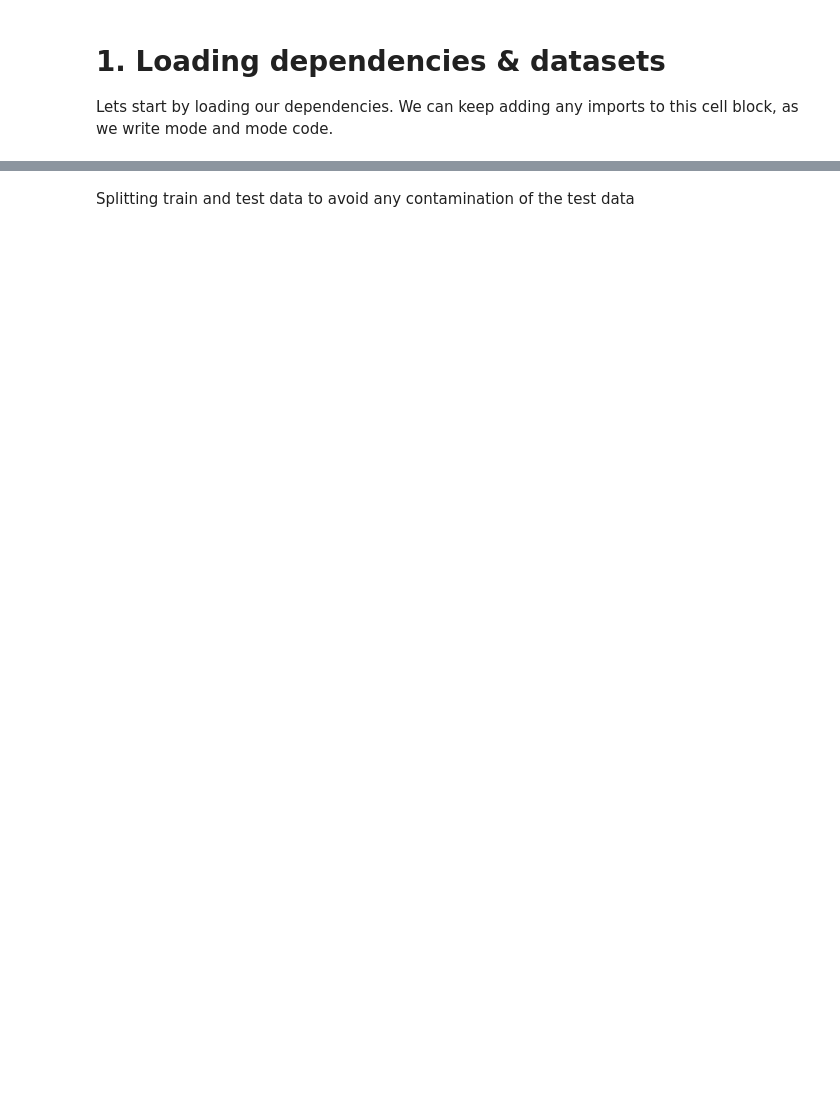
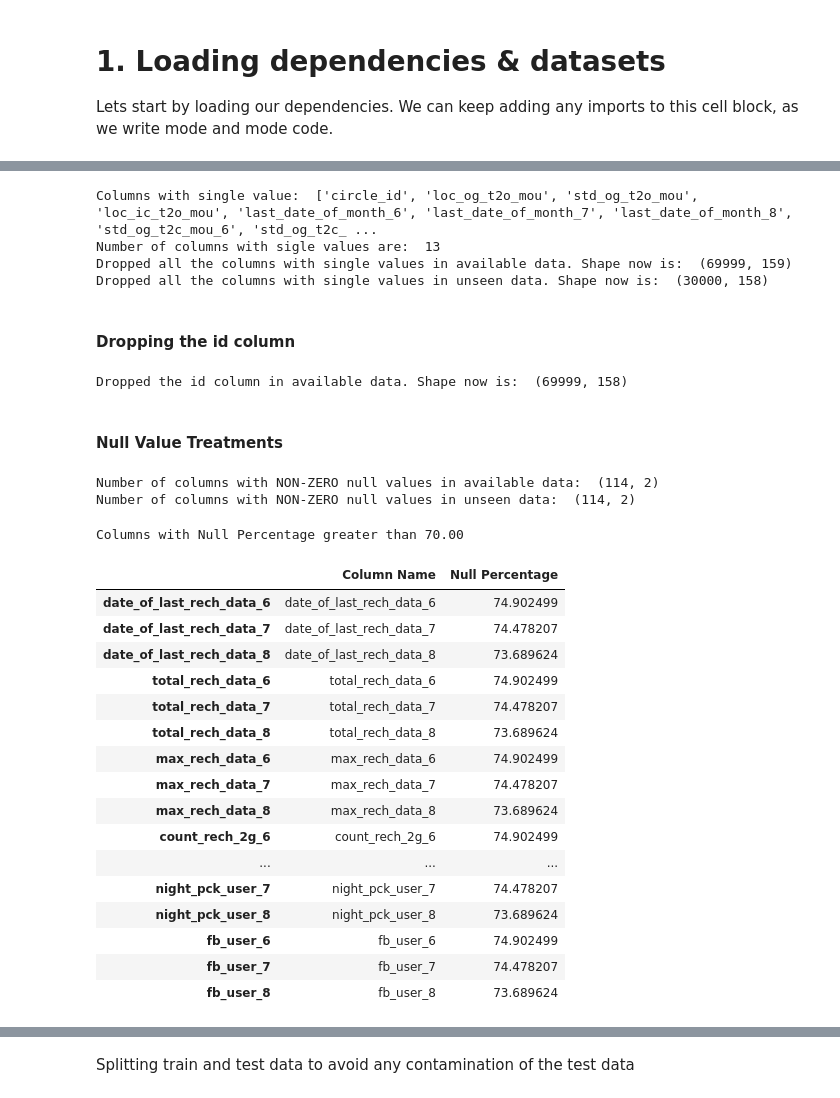
Before and after one commit to mundrapiyush/data-analysis, a Jupyter notebook: case-study/Telecom Churn/telecom-churn-analysis.ipynb, the cells around one changed output, grey strips where cells are left out. Saved outputs shown, nothing was run; the diff lists cells and outputs as text; code cells hidden in the pictures; blank space fills up the shorter version.

```diff
--- a/case-study/Telecom Churn/telecom-churn-analysis.ipynb
+++ b/case-study/Telecom Churn/telecom-churn-analysis.ipynb
@@ -228,0 +99,61 @@ TypeError: DataFrame.drop() takes from 1 to 2 positional arguments but 3 were gi
+# %%
+single_value_cols = []
+for col in telecom_df.columns:
+    if telecom_df[col].nunique() == 1:
+        single_value_cols.append(col)
+print('Columns with single value: ', single_value_cols)
+print('Number of columns with sigle values are: ', len(single_value_cols))
+telecom_df = telecom_df.drop(telecom_df[single_value_cols], axis = 1)
+unseen_telecom_df = unseen_telecom_df.drop(unseen_telecom_df[single_value_cols], axis = 1)
+print('Dropped all the columns with single values in available data. Shape now is: ', telecom_df.shape)
+print('Dropped all the columns with single values in unseen data. Shape now is: ', unseen_telecom_df.shape)
+# %% [output]
+Columns with single value:  ['circle_id', 'loc_og_t2o_mou', 'std_og_t2o_mou', 'loc_ic_t2o_mou', 'last_date_of_month_6', 'last_date_of_month_7', 'last_date_of_month_8', 'std_og_t2c_mou_6', 'std_og_t2c_ ...
+Number of columns with sigle values are:  13
+Dropped all the columns with single values in available data. Shape now is:  (69999, 159)
+Dropped all the columns with single values in unseen data. Shape now is:  (30000, 158)
+# %% [markdown]
+#### Dropping the id column
+# %%
+telecom_df = telecom_df.drop(columns=['id'])
+print('Dropped the id column in available data. Shape now is: ',telecom_df.shape)
+# %% [output]
+Dropped the id column in available data. Shape now is:  (69999, 158)
+# %% [markdown]
+#### Null Value Treatments
+# %%
+def calculate_null_values(telecom_df):
+    null_percentages = (telecom_df.isnull().sum() / telecom_df.shape[0]) * 100
+    null_values_df = pd.DataFrame({'Column Name': null_percentages.index, 'Null Percentage': null_percentages})
+    null_values_df = null_values_df.loc[null_values_df['Null Percentage'] != 0.00]
+    return null_values_df
+# %%
+null_values_df = calculate_null_values(telecom_df)
+unseen_null_values_df = calculate_null_values(unseen_telecom_df)
+print('Number of columns with NON-ZERO null values in available data: ',null_values_df.shape)
+print('Number of columns with NON-ZERO null values in unseen data: ',unseen_null_values_df.shape)
+# %% [output]
+Number of columns with NON-ZERO null values in available data:  (114, 2)
+Number of columns with NON-ZERO null values in unseen data:  (114, 2)
+# %%
+print('Columns with Null Percentage greater than 70.00')
+null_values_df[null_values_df['Null Percentage'] > 70.00]
+# %% [output]
+Columns with Null Percentage greater than 70.00
+|  | Column Name | Null Percentage |
+| date_of_last_rech_data_6 | date_of_last_rech_data_6 | 74.902499 |
+| date_of_last_rech_data_7 | date_of_last_rech_data_7 | 74.478207 |
+| date_of_last_rech_data_8 | date_of_last_rech_data_8 | 73.689624 |
+| total_rech_data_6 | total_rech_data_6 | 74.902499 |
+| total_rech_data_7 | total_rech_data_7 | 74.478207 |
+| total_rech_data_8 | total_rech_data_8 | 73.689624 |
+| max_rech_data_6 | max_rech_data_6 | 74.902499 |
+| max_rech_data_7 | max_rech_data_7 | 74.478207 |
+| max_rech_data_8 | max_rech_data_8 | 73.689624 |
+| count_rech_2g_6 | count_rech_2g_6 | 74.902499 |
+| ... | ... | ... |
+| night_pck_user_7 | night_pck_user_7 | 74.478207 |
+| night_pck_user_8 | night_pck_user_8 | 73.689624 |
+| fb_user_6 | fb_user_6 | 74.902499 |
+| fb_user_7 | fb_user_7 | 74.478207 |
+| fb_user_8 | fb_user_8 | 73.689624 |
```
Also changed, not shown: parts of 103 cells of this notebook, 1 other file.
